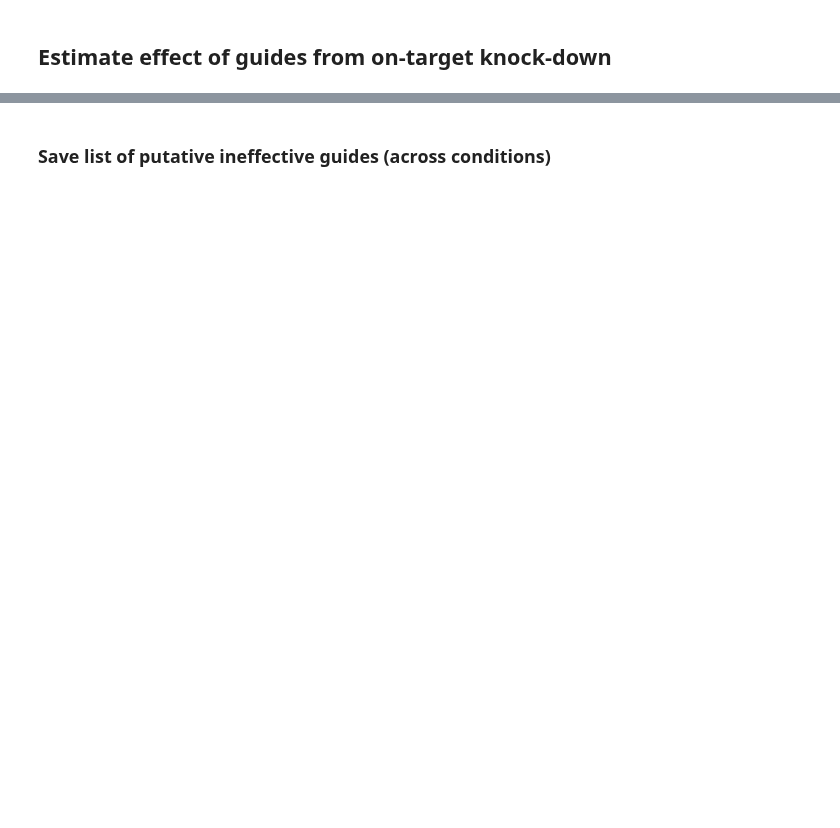
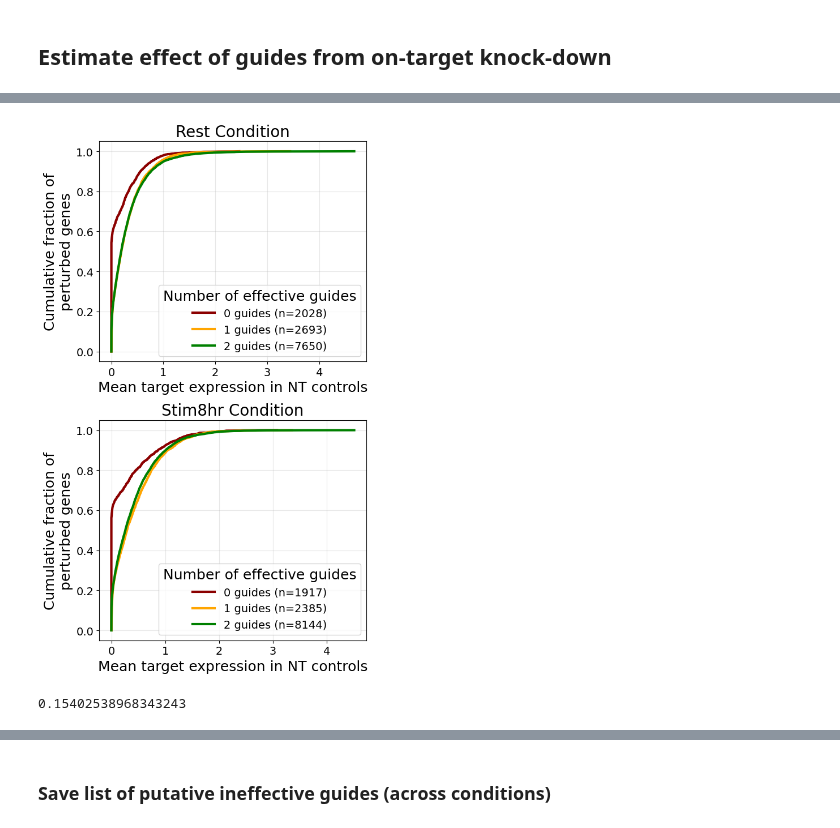
Before and after one commit to emdann/GWT_perturbseq_analysis_2025, a Jupyter notebook: src/1_preprocess/estimate_guide_effect.ipynb, the cells around one changed output, grey strips where cells are left out. Drawn from its saved outputs; the diff is of its cells as text; code cells hidden in the pictures; blank space fills up the shorter version.

```diff
--- a/src/1_preprocess/estimate_guide_effect.ipynb
+++ b/src/1_preprocess/estimate_guide_effect.ipynb
@@ -69,7 +28,0 @@ guides_replicates.head()
-# %%
-filter_guides = guides_replicates[guides_replicates['total_replicates'] == 0].index.tolist()
-filter_guides_mask = ~adata.obs['guide_id'].isin(filter_guides)
-
-adata = sc.read_h5ad(f'{datadir}/{experiment_name}_merged.gex.lognorm.h5ad', backed=True)
-adata.obs = obs_df.copy()
-adata = adata[adata.obs['QC_mask'] & (adata.obs['guide_id'] != 'multi_sgRNA') & filter_guides_mask].to_memory()
@@ -114,0 +323,40 @@ all_kd_results = pd.read_csv(datadir + 'guide_ontarget_effect_simple.csv')
+# %%
+# Create figure with 2 subplots side by side
+fig, (ax1, ax2) = plt.subplots(2, 1, figsize=(6,10))
+
+# Function to create the plot for a given dataframe and axis
+def plot_cumulative_dist(df, ax, title):
+    pl_df = df.groupby('perturbed_gene_id').agg({
+        'ntc_mean_expr': 'mean',
+        'signif_knockdown': 'sum'
+    })
+    pl_df['signif_knockdown'] = np.where(pl_df['signif_knockdown'] > 2, 2, pl_df['signif_knockdown'])
+
+    colors = {2: 'green', 1: 'orange', 0: 'darkred'}
+    for knockdown in sorted(pl_df['signif_knockdown'].unique()):
+        subset = pl_df[pl_df['signif_knockdown'] == knockdown]
+        x = np.sort(subset['ntc_mean_expr'])
+        y = np.arange(1, len(x) + 1) / len(x)
+        ax.plot(x, y,
+                label=f'{knockdown} guides (n={len(subset)})',
+                linewidth=3,
+                color=colors[knockdown])
+
+    ax.set_xlabel('Mean target expression in NT controls', fontsize=18)
+    ax.set_ylabel('Cumulative fraction of\nperturbed genes', fontsize=18)
+    ax.legend(title='Number of effective guides', fontsize=14, title_fontsize=18)
+    ax.grid(True, alpha=0.3)
+    ax.tick_params(axis='both', which='major', labelsize=14)
+    ax.set_title(title, fontsize=20)
+
+# Plot for both conditions
+plot_cumulative_dist(rest_ttest_df, ax1, 'Rest Condition')
+plot_cumulative_dist(stim_ttest_df, ax2, 'Stim8hr Condition')
+
+plt.tight_layout()
+# %% [output]
+[figure, added]
+# %%
+pl_df.value_counts('signif_knockdown')[0]/pl_df.value_counts('signif_knockdown').sum()
+# %% [output]
+0.15402538968343243
```
Also changed, not shown: parts of 32 cells of this notebook, 10 other files.
